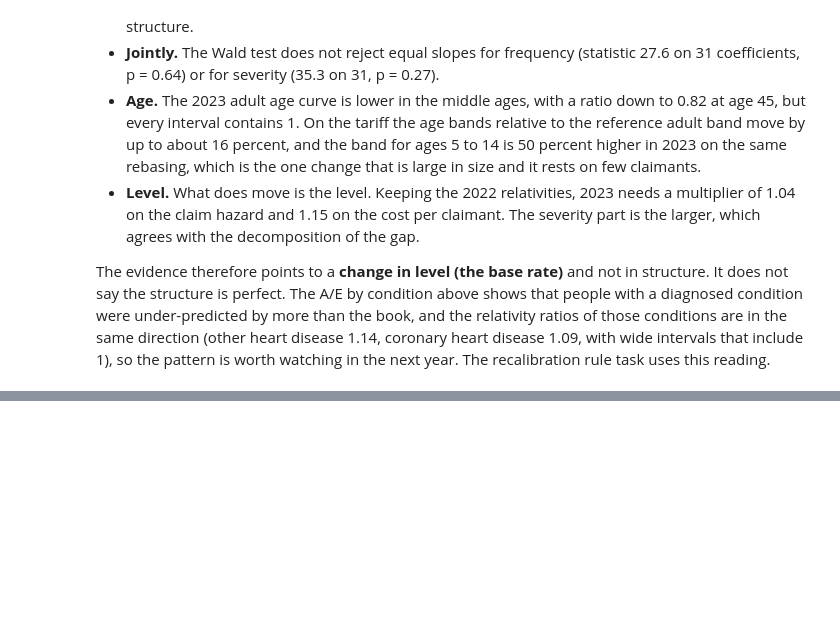
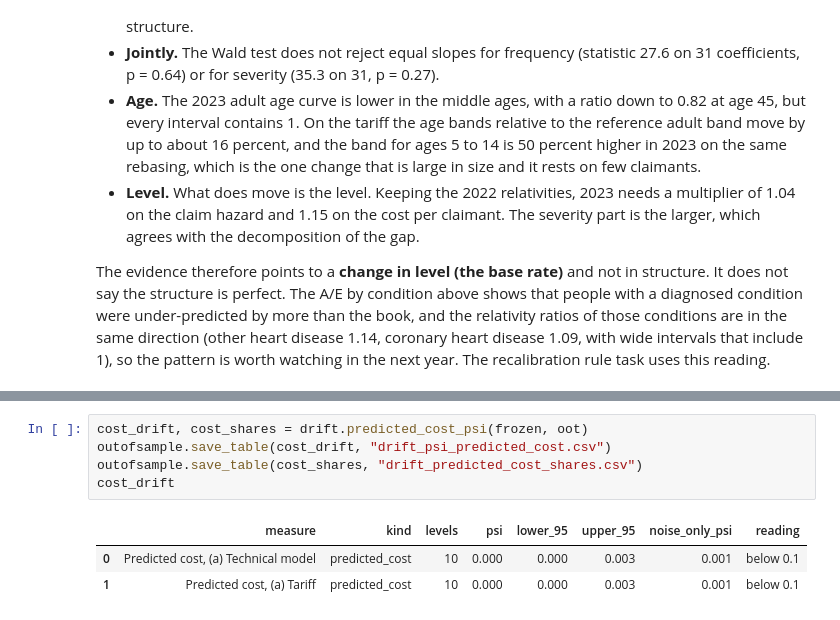
Before and after one commit to asudarmo/health-pricing-meps, a Jupyter notebook: notebooks/04_monitoring.ipynb, the cells around one changed output, grey strips where cells are left out. Drawn from its saved outputs; the diff is of its cells as text; blank space fills up the shorter version.

```diff
--- a/notebooks/04_monitoring.ipynb
+++ b/notebooks/04_monitoring.ipynb
@@ -979,0 +1020,9 @@ intervals that include 1), so the pattern is worth watching in the next year. Th
+# %%
+cost_drift, cost_shares = drift.predicted_cost_psi(frozen, oot)
+outofsample.save_table(cost_drift, "drift_psi_predicted_cost.csv")
+outofsample.save_table(cost_shares, "drift_predicted_cost_shares.csv")
+cost_drift
+# %% [output]
+|  | measure | kind | levels | psi | lower_95 | upper_95 | noise_only_psi | reading |
+| 0 | Predicted cost, (a) Technical model | predicted_cost | 10 | 0.000 | 0.000 | 0.003 | 0.001 | below 0.1 |
+| 1 | Predicted cost, (a) Tariff | predicted_cost | 10 | 0.000 | 0.000 | 0.003 | 0.001 | below 0.1 |
```
Also changed, not shown: parts of 9 cells of this notebook, 7 other files.
